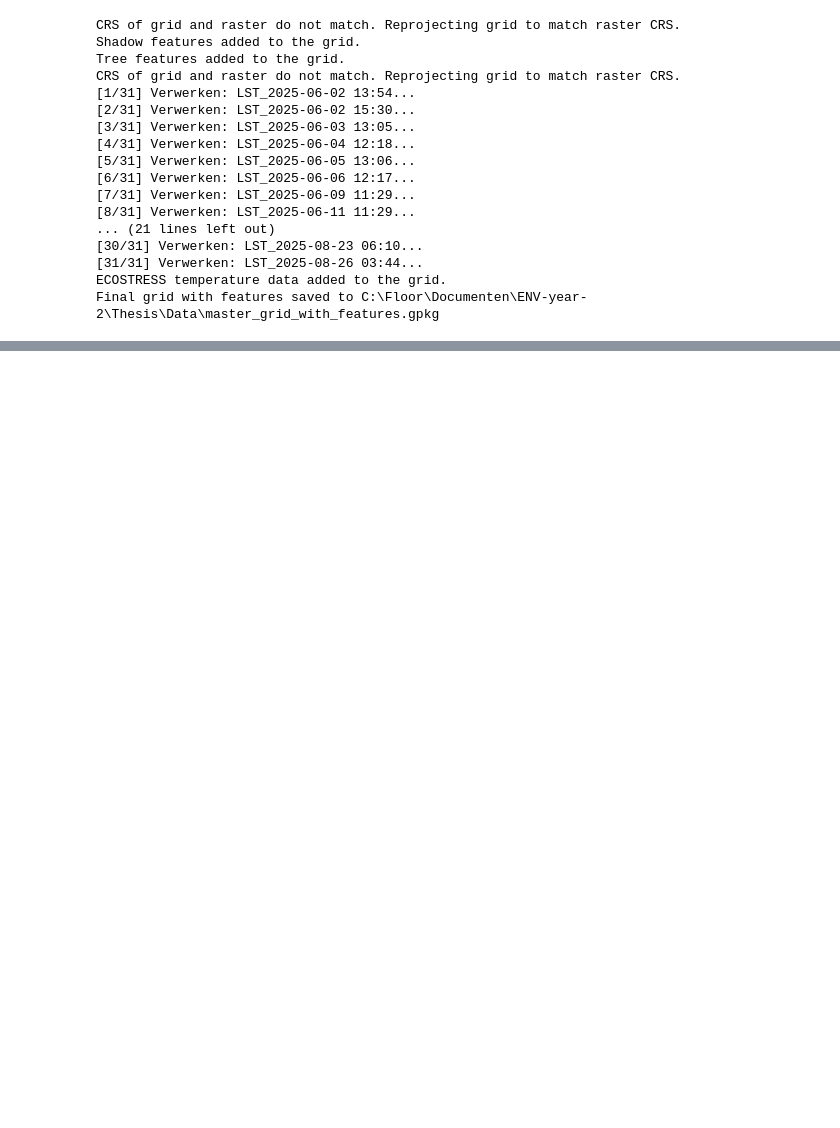
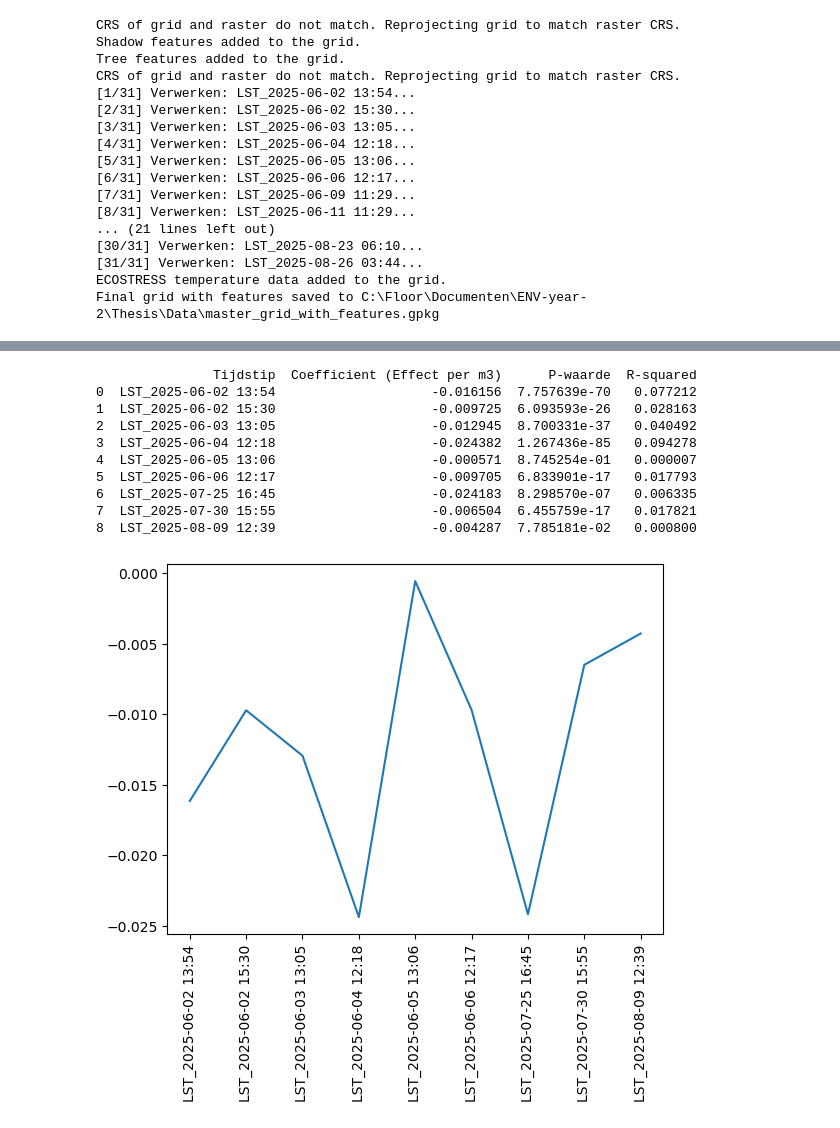
Before and after one commit to floorhoekstra/thesis, a Jupyter notebook: master_rasterize.ipynb, the cells around one changed output, grey strips where cells are left out. Drawn from its saved outputs; the diff is of its cells as text; code cells hidden in the pictures; blank space fills up the shorter version.

```diff
--- a/master_rasterize.ipynb
+++ b/master_rasterize.ipynb
@@ -235,0 +305,54 @@ LST_2025-06-02 13:54            0.020369              1.000000
+# %%
+lst_columns = [col for col in master_grid.columns if col.startswith("LST_")]
+
+#split the lst files into morning and afternoon based on the time in the column name
+morning_columns = [col for col in lst_columns if "06:" in col or "07:" in col or"08:" in col or "09:" in col or "10:" in col or "11:" in col]
+afternoon_columns = [col for col in lst_columns if "12:" in col or "13:" in col or "14:" in col or "15:" in col or "16:" in col or "17:" in col]
+evening_columns = [col for col in lst_columns if "18:" in col or "19:" in col or "20:" in col or "21:" in col or "22:" in col or "23:" in col]
+night_columns = [col for col in lst_columns if "00:" in col or "01:" in col or "02:" in col or "03:" in col or "04:" in col or "05:" in col]
+
+results_list = []
+
+for col in afternoon_columns:
+    # Definieer y (specifieke LST) en X (boomkroonvolume)
+    y = master_grid[col]
+    X = master_grid[["percentage_green_shadow"]]
+    X = sm.add_constant(X)
+
+    # Opschonen van NaN waarden
+    data_for_reg = pd.concat([y, X], axis=1).dropna()
+    if len(data_for_reg) < 10:  # Te weinig data om te fitten
+        continue
+
+    y_clean = data_for_reg[y.name]
+    X_clean = data_for_reg[X.columns]
+
+    # Fit model
+    model = sm.OLS(y_clean, X_clean).fit()
+
+    # Sla resultaten op
+    results_list.append({
+        "Tijdstip": col,
+        "Coefficient (Effect per m3)": model.params["percentage_green_shadow"],
+        "P-waarde": model.pvalues["percentage_green_shadow"],
+        "R-squared": model.rsquared
+    })
+
+# Maak er een net overzicht van in een DataFrame
+df_results = pd.DataFrame(results_list)
+print(df_results)
+
+plt.plot(df_results["Tijdstip"], df_results["Coefficient (Effect per m3)"])
+plt.tick_params(axis='x', rotation=90)
+# %% [output]
+               Tijdstip  Coefficient (Effect per m3)      P-waarde  R-squared
+0  LST_2025-06-02 13:54                    -0.016156  7.757639e-70   0.077212
+1  LST_2025-06-02 15:30                    -0.009725  6.093593e-26   0.028163
+2  LST_2025-06-03 13:05                    -0.012945  8.700331e-37   0.040492
+3  LST_2025-06-04 12:18                    -0.024382  1.267436e-85   0.094278
+4  LST_2025-06-05 13:06                    -0.000571  8.745254e-01   0.000007
+5  LST_2025-06-06 12:17                    -0.009705  6.833901e-17   0.017793
+6  LST_2025-07-25 16:45                    -0.024183  8.298570e-07   0.006335
+7  LST_2025-07-30 15:55                    -0.006504  6.455759e-17   0.017821
+8  LST_2025-08-09 12:39                    -0.004287  7.785181e-02   0.000800
+[figure, added]
```
Also changed, not shown: parts of 4 cells of this notebook, 2 other files.
